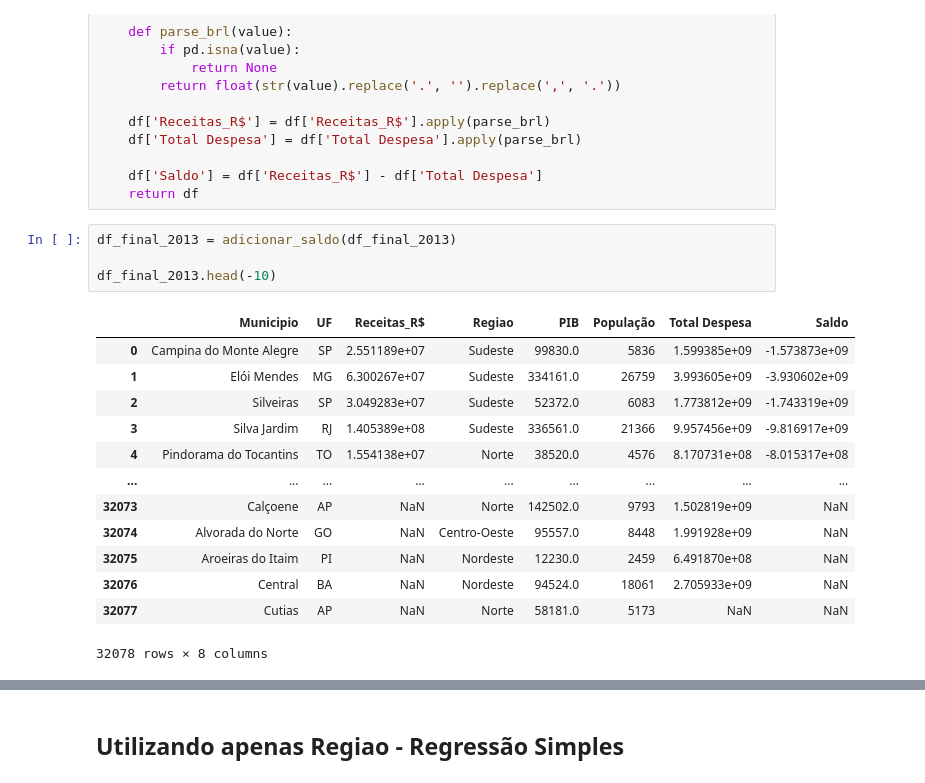
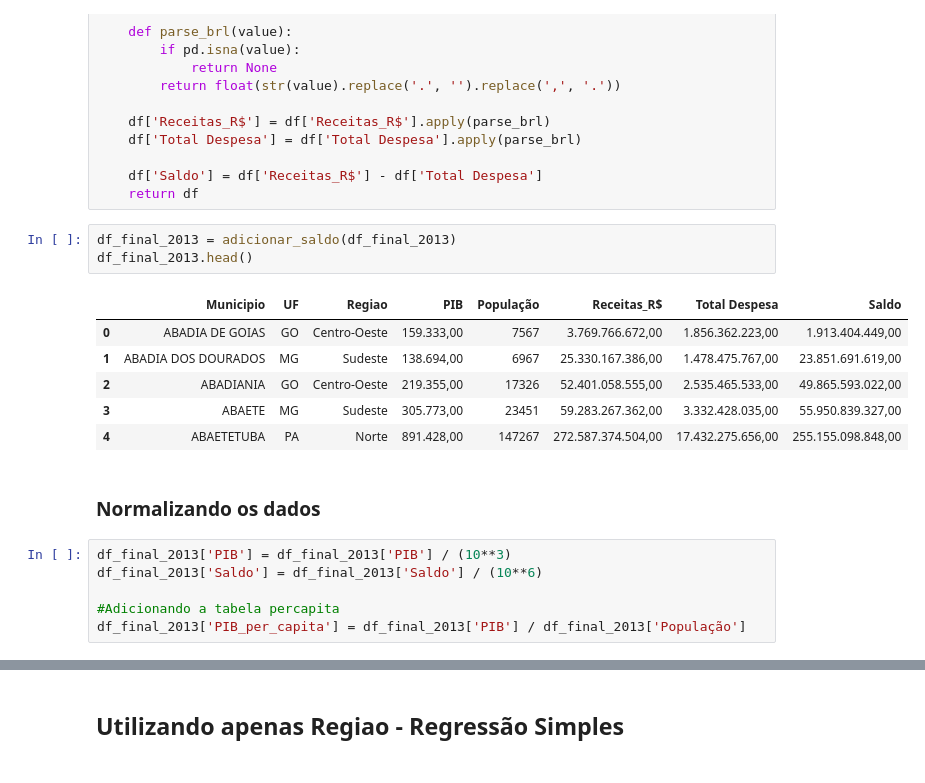
Before and after one commit to anaC-Fernandes/ProjetoDados, a Jupyter notebook: Notebooks/Dataset_Crise.ipynb, the cells around one changed output, grey strips where cells are left out. Cells and saved outputs as stored; diff of their text form.

```diff
--- a/Notebooks/Dataset_Crise.ipynb
+++ b/Notebooks/Dataset_Crise.ipynb
@@ -1147,19 +1279,19 @@ def adicionar_saldo(df: pd.DataFrame) -> pd.DataFrame:
     return df
 # %%
 df_final_2013 = adicionar_saldo(df_final_2013)
-
-df_final_2013.head(-10)
+df_final_2013.head()
 # %% [output]
-|  | Municipio | UF | Receitas_R$ | Regiao | PIB | População | Total Despesa | Saldo |
-| 0 | Campina do Monte Alegre | SP | 2.551189e+07 | Sudeste | 99830.0 | 5836 | 1.599385e+09 | -1.573873e+09 |
-| 1 | Elói Mendes | MG | 6.300267e+07 | Sudeste | 334161.0 | 26759 | 3.993605e+09 | -3.930602e+09 |
-| 2 | Silveiras | SP | 3.049283e+07 | Sudeste | 52372.0 | 6083 | 1.773812e+09 | -1.743319e+09 |
-| 3 | Silva Jardim | RJ | 1.405389e+08 | Sudeste | 336561.0 | 21366 | 9.957456e+09 | -9.816917e+09 |
-| 4 | Pindorama do Tocantins | TO | 1.554138e+07 | Norte | 38520.0 | 4576 | 8.170731e+08 | -8.015317e+08 |
-| ... | ... | ... | ... | ... | ... | ... | ... | ... |
-| 32073 | Calçoene | AP | NaN | Norte | 142502.0 | 9793 | 1.502819e+09 | NaN |
-| 32074 | Alvorada do Norte | GO | NaN | Centro-Oeste | 95557.0 | 8448 | 1.991928e+09 | NaN |
-| 32075 | Aroeiras do Itaim | PI | NaN | Nordeste | 12230.0 | 2459 | 6.491870e+08 | NaN |
-| 32076 | Central | BA | NaN | Nordeste | 94524.0 | 18061 | 2.705933e+09 | NaN |
-| 32077 | Cutias | AP | NaN | Norte | 58181.0 | 5173 | NaN | NaN |
+|  | Municipio | UF | Regiao | PIB | População | Receitas_R$ | Total Despesa | Saldo |
+| 0 | ABADIA DE GOIAS | GO | Centro-Oeste | 159.333,00 | 7567 | 3.769.766.672,00 | 1.856.362.223,00 | 1.913.404.449,00 |
+| 1 | ABADIA DOS DOURADOS | MG | Sudeste | 138.694,00 | 6967 | 25.330.167.386,00 | 1.478.475.767,00 | 23.851.691.619,00 |
+| 2 | ABADIANIA | GO | Centro-Oeste | 219.355,00 | 17326 | 52.401.058.555,00 | 2.535.465.533,00 | 49.865.593.022,00 |
+| 3 | ABAETE | MG | Sudeste | 305.773,00 | 23451 | 59.283.267.362,00 | 3.332.428.035,00 | 55.950.839.327,00 |
+| 4 | ABAETETUBA | PA | Norte | 891.428,00 | 147267 | 272.587.374.504,00 | 17.432.275.656,00 | 255.155.098.848,00 |
-32078 rows × 8 columns
+# %% [markdown]
+### **Normalizando os dados**
+# %%
+df_final_2013['PIB'] = df_final_2013['PIB'] / (10**3)
+df_final_2013['Saldo'] = df_final_2013['Saldo'] / (10**6)
+
+#Adicionando a tabela percapita
+df_final_2013['PIB_per_capita'] = df_final_2013['PIB'] / df_final_2013['População']
```
Also changed, not shown: parts of 32 cells of this notebook.
